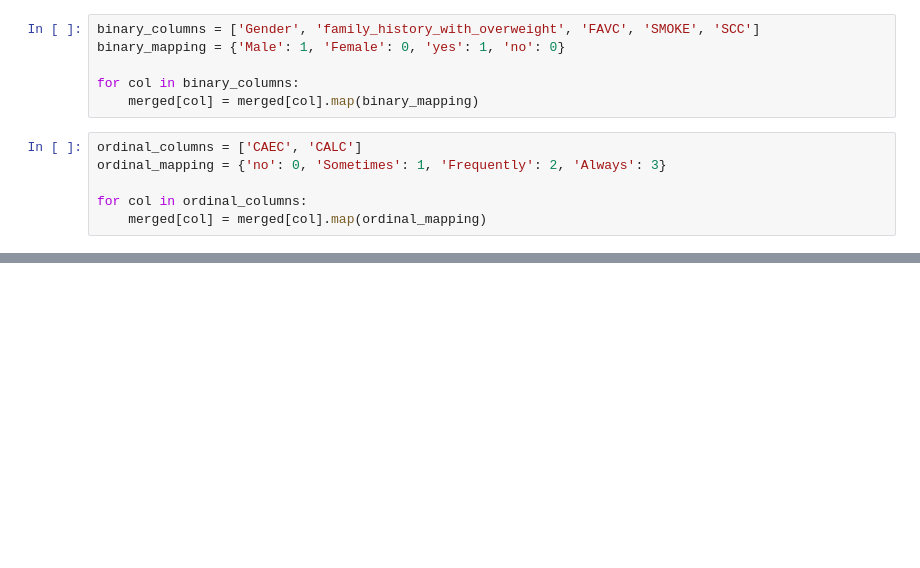
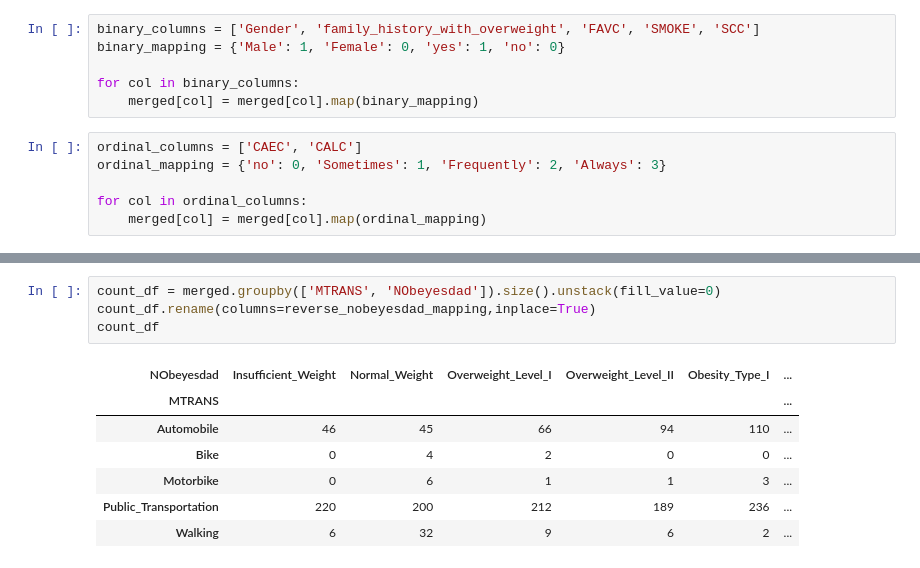
Before and after one commit to ktpanda2025/STA_160, a Jupyter notebook: eda.ipynb, the cells around one changed output, grey strips where cells are left out. Drawn from its saved outputs; the diff is of its cells as text; blank space fills up the shorter version.

```diff
--- a/eda.ipynb
+++ b/eda.ipynb
@@ -163,0 +200,12 @@ merge_2[merge_2[]
+# %%
+count_df = merged.groupby(['MTRANS', 'NObeyesdad']).size().unstack(fill_value=0)
+count_df.rename(columns=reverse_nobeyesdad_mapping,inplace=True)
+count_df
+# %% [output]
+| NObeyesdad | Insufficient_Weight | Normal_Weight | Overweight_Level_I | Overweight_Level_II | Obesity_Type_I | ... |
+| MTRANS |  |  |  |  |  | ... |
+| Automobile | 46 | 45 | 66 | 94 | 110 | ... |
+| Bike | 0 | 4 | 2 | 0 | 0 | ... |
+| Motorbike | 0 | 6 | 1 | 1 | 3 | ... |
+| Public_Transportation | 220 | 200 | 212 | 189 | 236 | ... |
+| Walking | 6 | 32 | 9 | 6 | 2 | ... |
```
Also changed, not shown: parts of 9 cells of this notebook, 1 other file.
